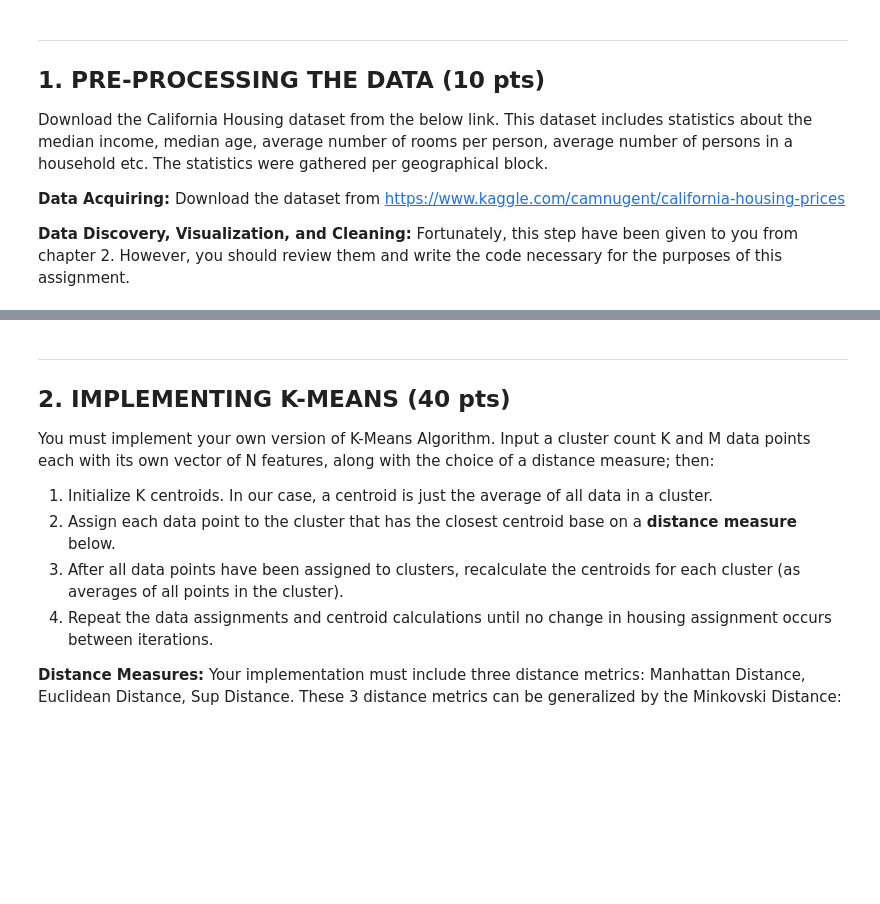
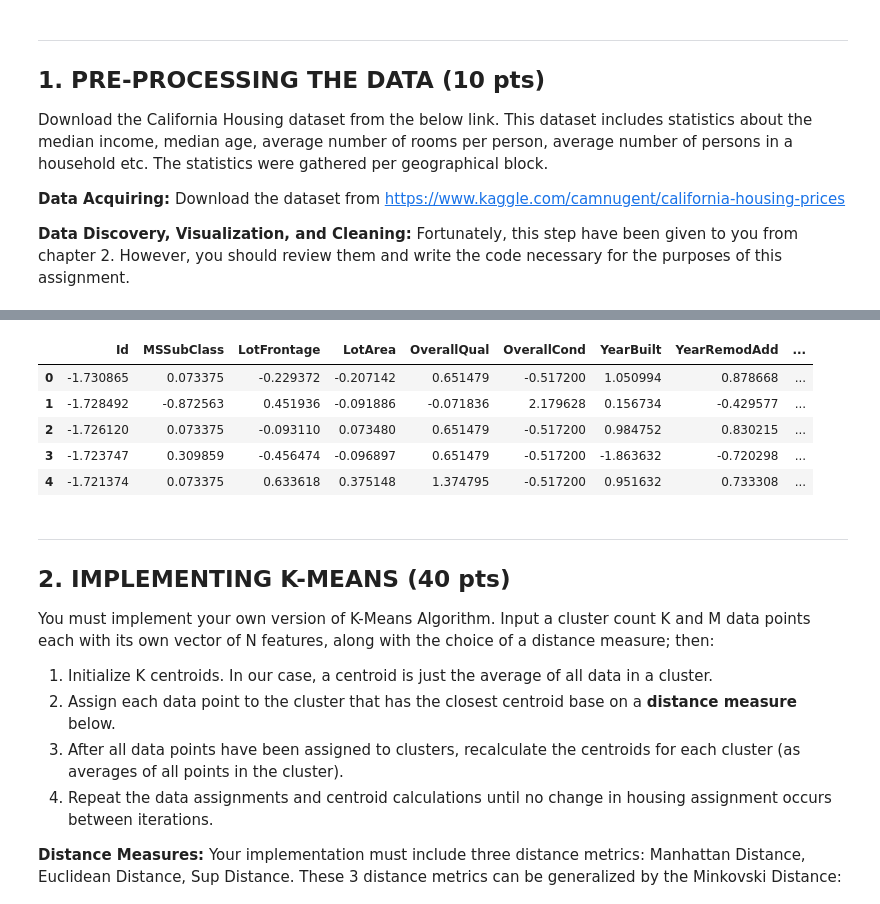
Before and after one commit to wloving77/Fall2023Classes, a Jupyter notebook: Machine_Learning/Assignment2/wfl9zy_assignment_2_kmeans.ipynb, the cells around one changed output, grey strips where cells are left out. Saved outputs shown, nothing was run; the diff lists cells and outputs as text; code cells hidden in the pictures; blank space fills up the shorter version.

```diff
--- a/Machine_Learning/Assignment2/wfl9zy_assignment_2_kmeans.ipynb
+++ b/Machine_Learning/Assignment2/wfl9zy_assignment_2_kmeans.ipynb
@@ -29,3 +49,37 @@ from sklearn.preprocessing import StandardScaler
+# %%
+numerical_features = df.select_dtypes(include=['int','float']).columns
+categorical_features = df.select_dtypes(include=['object']).columns
+# %%
+numerical_pipeline = Pipeline([
+    ('imputer', SimpleImputer(strategy='mean')),
+    ('scaler', StandardScaler())
+])
+
+categorical_pipeline = Pipeline([
+    ('encoder', OneHotEncoder())
+])
+# %%
+def full_pipeline(numerical_pipeline, numerical_columns, categorical_pipeline, categorical_features):
+    df_clean_numerical = numerical_pipeline.fit_transform(data_dirty[numerical_features])
+    df_clean_categorical = categorical_pipeline.fit_transform(data_dirty[categorical_features])
+
+    df_clean_categorical = pd.DataFrame(df_clean_categorical.toarray(), columns=categorical_pipeline.get_feature_names_out(categorical_features))
+    df_clean_numerical = pd.DataFrame(df_clean_numerical, columns=numerical_features)
+
+    df_clean = pd.concat([df_clean_numerical, df_clean_categorical], axis=1)
+
+    return df_clean
+# %%
+df_cleaned = full_pipeline(numerical_pipeline, numerical_features, categorical_pipeline, categorical_features)
+# %%
+df_cleaned.head()
+# %% [output]
+|  | Id | MSSubClass | LotFrontage | LotArea | OverallQual | OverallCond | YearBuilt | YearRemodAdd | ... |
+| 0 | -1.730865 | 0.073375 | -0.229372 | -0.207142 | 0.651479 | -0.517200 | 1.050994 | 0.878668 | ... |
+| 1 | -1.728492 | -0.872563 | 0.451936 | -0.091886 | -0.071836 | 2.179628 | 0.156734 | -0.429577 | ... |
+| 2 | -1.726120 | 0.073375 | -0.093110 | 0.073480 | 0.651479 | -0.517200 | 0.984752 | 0.830215 | ... |
+| 3 | -1.723747 | 0.309859 | -0.456474 | -0.096897 | 0.651479 | -0.517200 | -1.863632 | -0.720298 | ... |
+| 4 | -1.721374 | 0.073375 | 0.633618 | 0.375148 | 1.374795 | -0.517200 | 0.951632 | 0.733308 | ... |
 # %% [markdown]
 - - -
 ## 2. IMPLEMENTING K-MEANS (40 pts)
```
Also changed, not shown: parts of 4 cells of this notebook, 6 other files.
